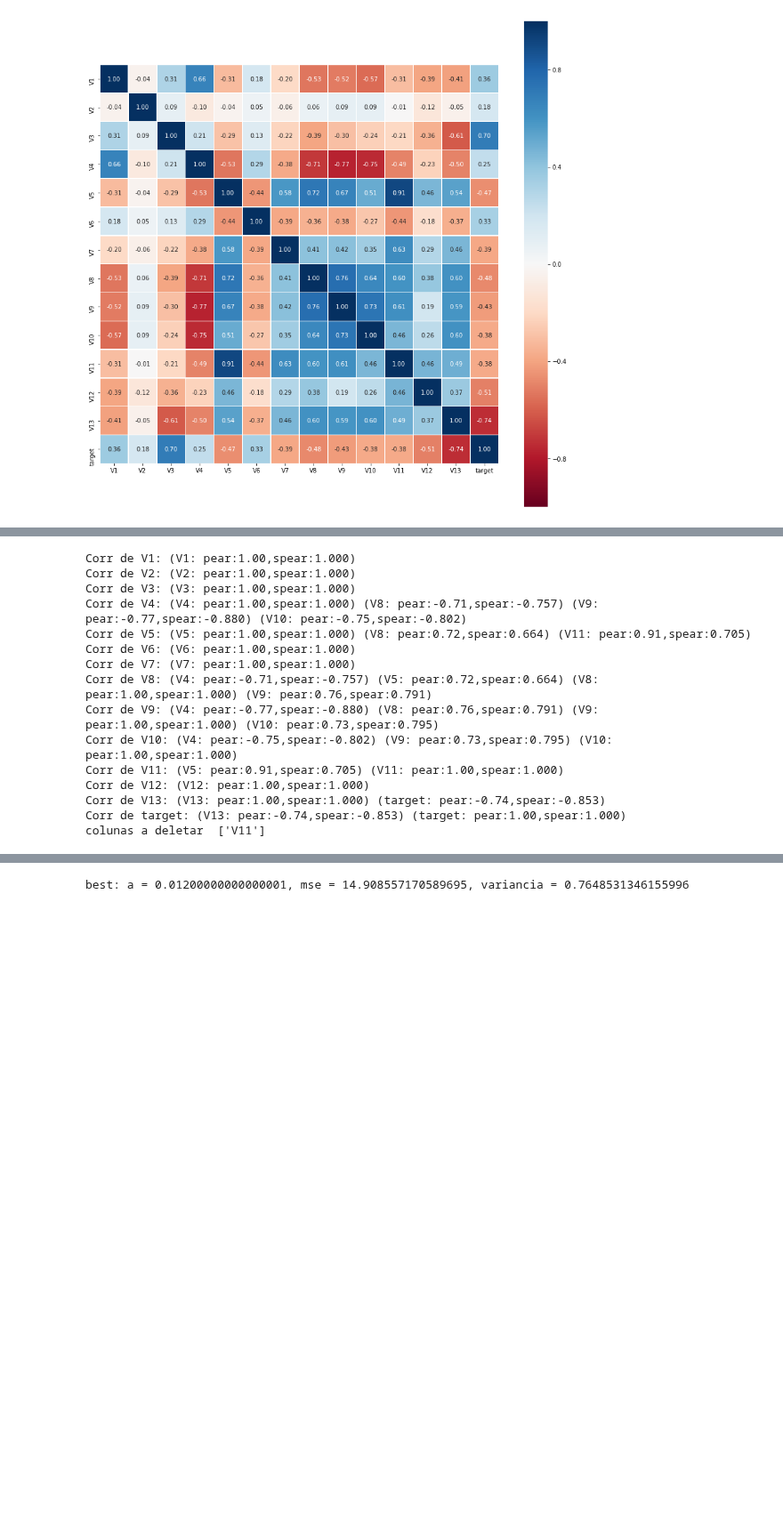
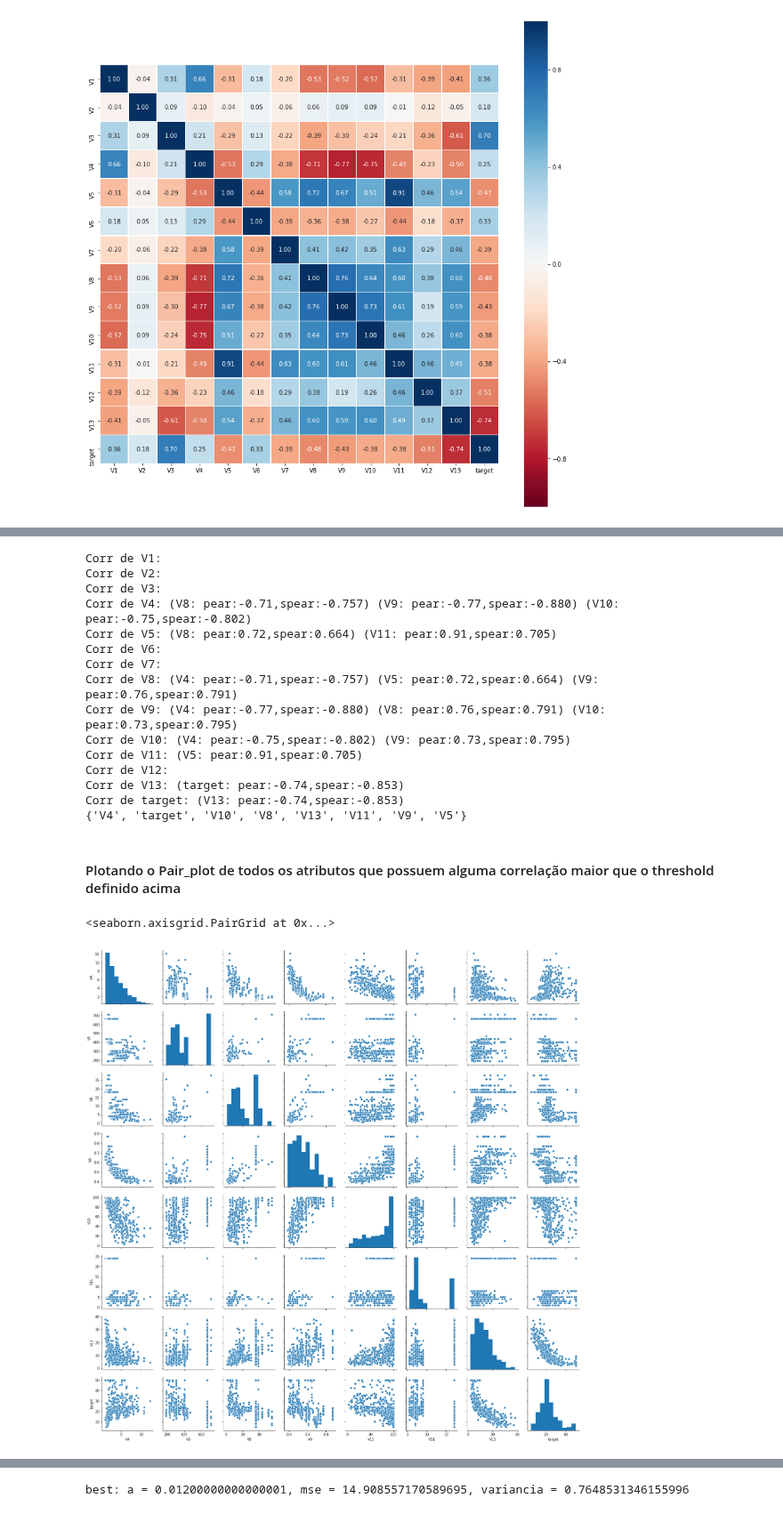
Before and after one commit to Pedro-Magalhaes/Teste, a Jupyter notebook: T2/T2_1.ipynb, the cells around one changed output, grey strips where cells are left out. Shown at 89% size. Saved outputs shown, nothing was run; the diff lists cells and outputs as text; code cells hidden in the pictures; blank space fills up the shorter version.

Commit message:
T2.1 quase pronto
Falta fazer os mais rodadas dos outros algoritmos para fazer o boxplot

```diff
--- a/T2/T2_1.ipynb
+++ b/T2/T2_1.ipynb
@@ -42,41 +52,43 @@ sns.heatmap(df.corr(),linewidths=.5,square = True,cmap = "RdBu",vmin=-1.0,vmax=1
 # %%
-# Verificando correlações fortes
+# Verificando e printando correlações fortes
 from scipy.stats.stats import spearmanr
 labels = all_predictors + [target]
-threshold = 0.7
+threshold = 0.7 #threshold para considerar uma correlação relevante
 cor = df.corr() # matriz com a correlaçao de pearson
+att_corr_set = set()
 for col in cor:
     print(f"Corr de {col}:", end=" ")
     for i,val in enumerate(cor[col]):
         spearman_rho = spearmanr(df[col].values, df[labels[i]].values)[0] # calcula correlação de Spearman
-        if (val**2 ) > threshold**2: # para pegar as corr negativas e positivas
+        if abs(val ) >= 0.7 and val != 1.0: # para pegar as corr negativas e positivas excluindo o proprio atributo
             print(f"({labels[i]}: pear:{val:.2f},spear:{spearman_rho:.3f})", end=" ")
+            att_corr_set.add(labels[i])
     print()
-
-# Criando um dataset sem colunas com alta correlação
-# Create correlation matrix
-cor = df.corr().abs()
-
-# Select upper triangle of correlation matrix
-upper = cor.where(np.triu(np.ones(cor.shape), k=1).astype(np.bool))
-
-# Find index of feature columns with correlation greater than 0.8
-to_drop = [column for column in upper.columns if any(upper[column] > 0.8)]
-print("colunas a deletar ",to_drop)
-df_no_corr = df.drop(df[to_drop], axis=1)
 # %% [output]
-Corr de V1: (V1: pear:1.00,spear:1.000)
-Corr de V2: (V2: pear:1.00,spear:1.000)
-Corr de V3: (V3: pear:1.00,spear:1.000)
-Corr de V4: (V4: pear:1.00,spear:1.000) (V8: pear:-0.71,spear:-0.757) (V9: pear:-0.77,spear:-0.880) (V10: pear:-0.75,spear:-0.802)
-Corr de V5: (V5: pear:1.00,spear:1.000) (V8: pear:0.72,spear:0.664) (V11: pear:0.91,spear:0.705)
-Corr de V6: (V6: pear:1.00,spear:1.000)
-Corr de V7: (V7: pear:1.00,spear:1.000)
-Corr de V8: (V4: pear:-0.71,spear:-0.757) (V5: pear:0.72,spear:0.664) (V8: pear:1.00,spear:1.000) (V9: pear:0.76,spear:0.791)
-Corr de V9: (V4: pear:-0.77,spear:-0.880) (V8: pear:0.76,spear:0.791) (V9: pear:1.00,spear:1.000) (V10: pear:0.73,spear:0.795)
-Corr de V10: (V4: pear:-0.75,spear:-0.802) (V9: pear:0.73,spear:0.795) (V10: pear:1.00,spear:1.000)
-Corr de V11: (V5: pear:0.91,spear:0.705) (V11: pear:1.00,spear:1.000)
-Corr de V12: (V12: pear:1.00,spear:1.000)
-Corr de V13: (V13: pear:1.00,spear:1.000) (target: pear:-0.74,spear:-0.853)
-Corr de target: (V13: pear:-0.74,spear:-0.853) (target: pear:1.00,spear:1.000)
-colunas a deletar  ['V11']
+Corr de V1:
+Corr de V2:
+Corr de V3:
+Corr de V4: (V8: pear:-0.71,spear:-0.757) (V9: pear:-0.77,spear:-0.880) (V10: pear:-0.75,spear:-0.802)
+Corr de V5: (V8: pear:0.72,spear:0.664) (V11: pear:0.91,spear:0.705)
+Corr de V6:
+Corr de V7:
+Corr de V8: (V4: pear:-0.71,spear:-0.757) (V5: pear:0.72,spear:0.664) (V9: pear:0.76,spear:0.791)
+Corr de V9: (V4: pear:-0.77,spear:-0.880) (V8: pear:0.76,spear:0.791) (V10: pear:0.73,spear:0.795)
+Corr de V10: (V4: pear:-0.75,spear:-0.802) (V9: pear:0.73,spear:0.795)
+Corr de V11: (V5: pear:0.91,spear:0.705)
+Corr de V12:
+Corr de V13: (target: pear:-0.74,spear:-0.853)
+Corr de target: (V13: pear:-0.74,spear:-0.853)
+{'V4', 'target', 'V10', 'V8', 'V13', 'V11', 'V9', 'V5'}
+# %% [markdown]
+#### Plotando o Pair_plot de todos os atributos que possuem alguma correlação maior que o threshold definido acima
+# %%
+def stufV(elem): # função para ordenar de maneira correta, pois V11 < V9, mas V11 > V09
+    if len(elem) == 2:
+        return 'V0'+elem[1]
+    return elem
+# plotando apenas as variaveis que tem correlação forte com outra (acima de (+-)0.7 de pearson)
+sns.pairplot(data=df, vars=sorted(att_corr_set,key=stufV))
+# %% [output]
+<seaborn.axisgrid.PairGrid at 0x...>
+[figure, added]
```
Also changed, not shown: parts of 10 cells of this notebook.
